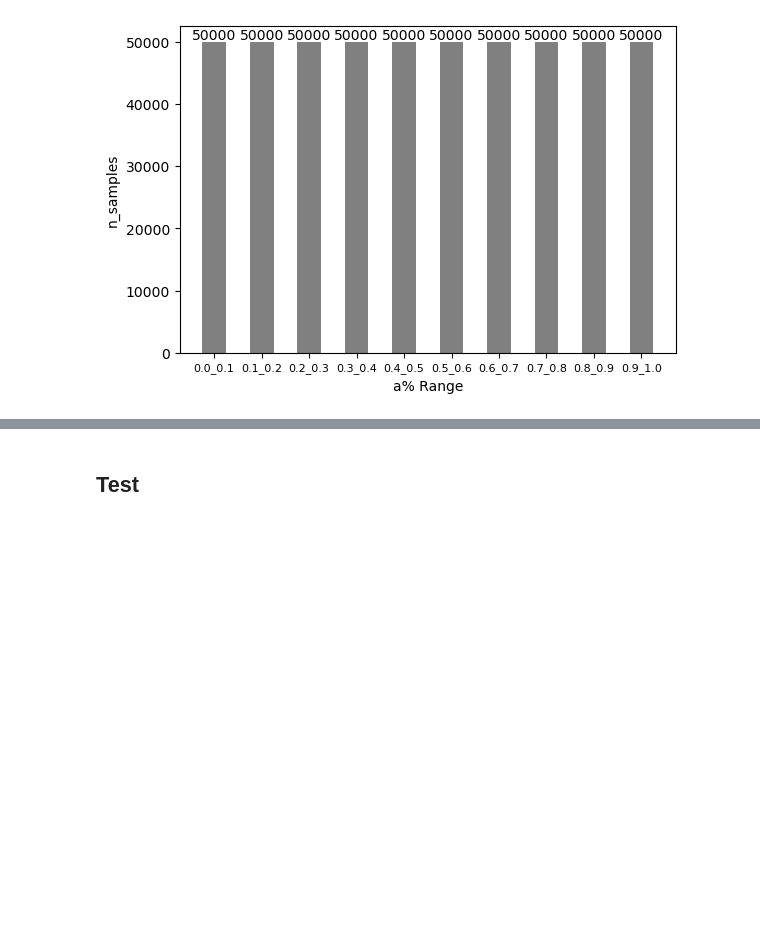
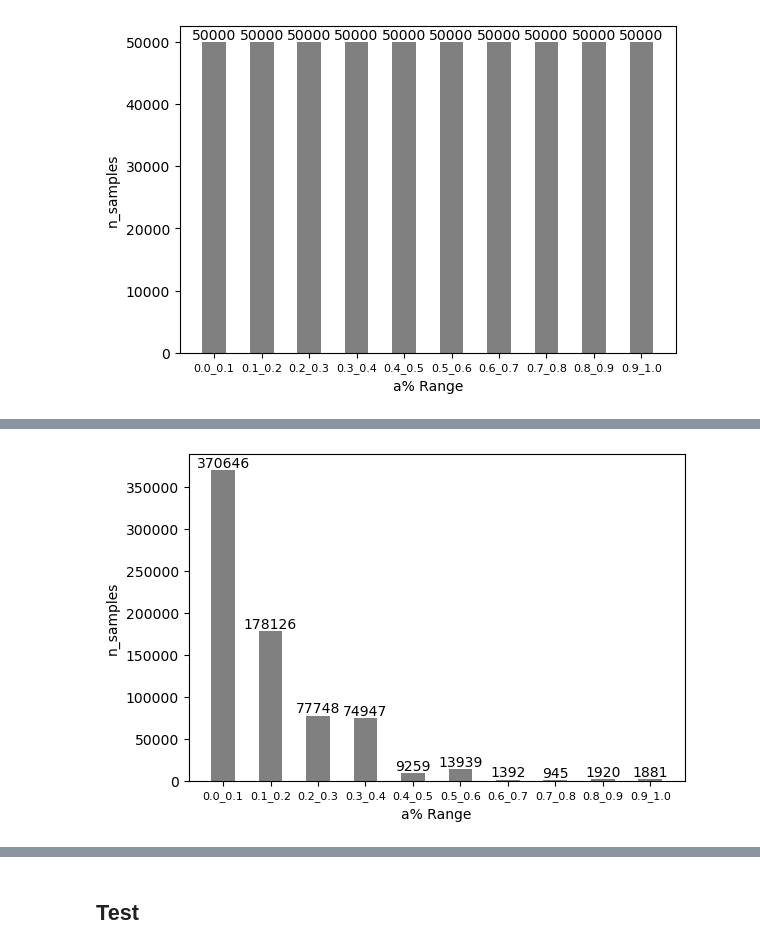
Before and after one commit to frapugna/GNNTE, a Jupyter notebook: _data_rebalancing_operations.ipynb, the cells around one changed output, grey strips where cells are left out. Drawn from its saved outputs; the diff is of its cells as text; code cells hidden in the pictures; blank space fills up the shorter version.

```diff
--- a/_data_rebalancing_operations.ipynb
+++ b/_data_rebalancing_operations.ipynb
@@ -311,0 +403,4 @@ train_augmented.to_csv('/home/francesco.pugnaloni/GNNTE/Datasets/1_Gittables/bal
+# %%
+plot_data_distribution(train_data_for_augmentation)
+# %% [output]
+[figure, added]
```
Also changed, not shown: parts of 163 cells of this notebook, 12 other files.
